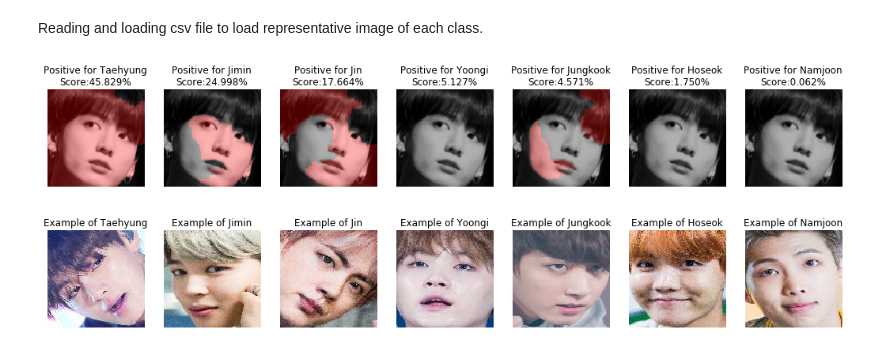
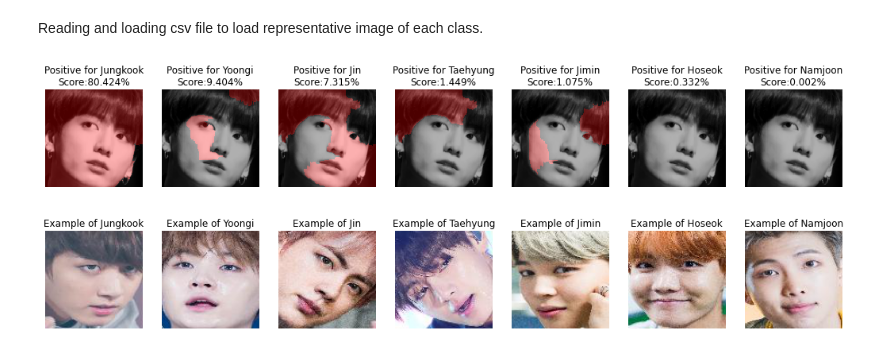
Before and after one commit to SabaMt/LIME-AIX-InterpretML, a Jupyter notebook: BTS_Image_data.ipynb, the cells around one changed output. Saved outputs shown, nothing was run; the diff lists cells and outputs as text; code cells hidden in the pictures.

```diff
--- a/BTS_Image_data.ipynb
+++ b/BTS_Image_data.ipynb
@@ -25,7 +25,7 @@ def get_img(path):
         with Image.open(f) as img:
             return img.convert('RGB')
 
-img = get_img('images/jk.jpeg')
+img = get_img('../cropped/test4.jpg')
 plt.title("Image to classify")
 plt.imshow(img)
 plt.axis("off")
@@ -128,7 +128,7 @@ def se_resnet18(num_classes=7):
 ### Load pretrained model
 # %%
 device = 'cuda' if torch.cuda.is_available() else 'cpu'
-checkpoint = torch.load('save_model/ckpt.pth') # Loading pretrained model
+checkpoint = torch.load('../save_model/ckpt.pth') # Loading pretrained model
 model = se_resnet18()
 model = model.to(device)
 model.load_state_dict(checkpoint['net'])
@@ -239,7 +239,7 @@ Reading and loading csv file to load representative image of each class.
 results = [] # List with all data
 names = [] # List with class names
 
-with open("results.csv") as csvfile: # csv file was created from given pickle file
+with open("../results.csv") as csvfile: # csv file was created from given pickle file
     reader = csv.reader(csvfile)
     for row in reader: # each row of the csv file is appended to list
         results.append(row)
@@ -268,32 +268,32 @@ def name(label):
     else:
         name = "Yoongi"
     return name
 
 # Set up image grid
 fig, m_axs = plt.subplots(2,7, figsize = (18,6))
 
 # Display mask for every class
 for i, j,(c_ax, gt_ax) in zip(explanation.top_labels, [0,1,2,3,4,5,6], m_axs.T):
     temp, mask = explanation.get_image_and_mask(i, positive_only=True, num_features=10, hide_rest=False, min_weight=0.01)
     c_ax.imshow(label2rgb(mask,temp, bg_label = 0), interpolation = 'nearest')
 
     # Display potential class name and probability for specific image
     c_ax.set_title('Positive for {}\nScore:{:2.3f}%'.format(name(classes[probs7[1][0][j].detach().numpy()]), 100*probs7[0][0][j].detach().numpy()))
     c_ax.axis('off')
 
     # Excluding falsely classified images
     for x in range(0,2221):
         if (results[x][2]==classes[probs7[1][0][j].detach().numpy()]
             and results[x][1] != "20092.jpg"
             and results[x][1] != "20655.jpg"
             and results[x][1] != "20659.jpg"
             and results[x][1] != "20085.jpg"):
             face_id = results[x][1]
             break
 
     # Displaying images and corresponding class/member name
-    gt_ax.imshow(get_img('images/{}'.format(face_id)))
+    gt_ax.imshow(get_img('../cropped/{}'.format(face_id)))
     gt_ax.set_title('Example of {}'.format(name(classes[probs7[1][0][j].detach().numpy()])))
     gt_ax.axis('off')
 # %% [output]
-[figure, old version]
+[figure, new version]
```
Also changed, not shown: parts of 1 cell of this notebook.
